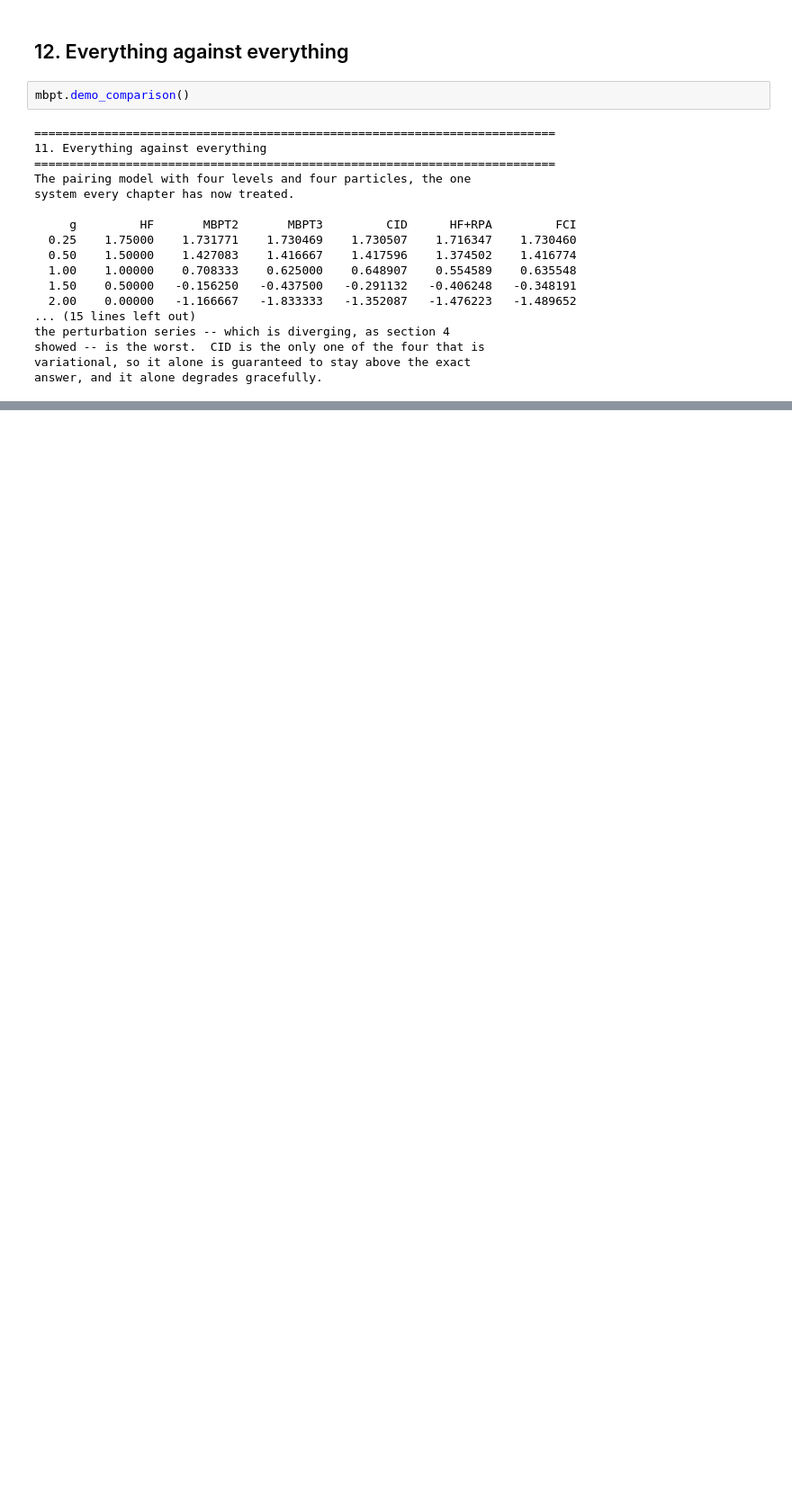
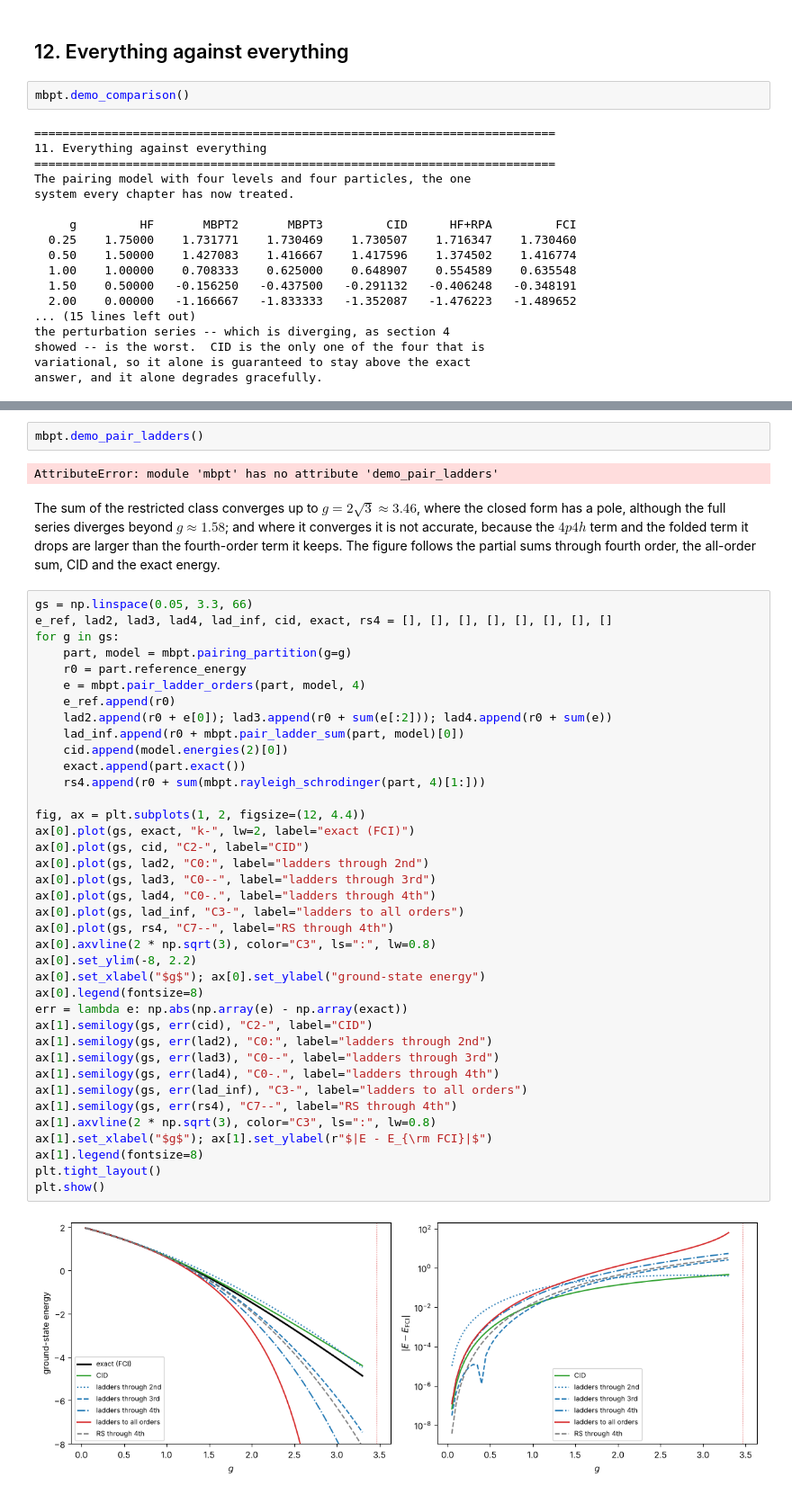
Before and after one commit to EducationalMaterialUiO/ManyBodyPhysicsUiO, a Jupyter notebook: doc/LectureNotes/_build/jupyter_execute/mbptheory.ipynb, the cells around one changed output, grey strips where cells are left out. Shown at 90% size. Saved outputs shown, nothing was run; the diff lists cells and outputs as text; blank space fills up the shorter version.

```diff
--- a/doc/LectureNotes/_build/jupyter_execute/mbptheory.ipynb
+++ b/doc/LectureNotes/_build/jupyter_execute/mbptheory.ipynb
@@ -518,3 +540,54 @@ answer, and it alone degrades gracefully.
+# %%
+mbpt.demo_pair_ladders()
+# %% [output]
+AttributeError: module 'mbpt' has no attribute 'demo_pair_ladders'
+# %% [markdown]
+The sum of the restricted class converges up to $g=2\sqrt3\approx3.46$, where
+the closed form has a pole, although the full series diverges beyond
+$g\approx1.58$; and where it converges it is not accurate, because the
+$4p4h$ term and the folded term it drops are larger than the fourth-order term
+it keeps.  The figure follows the partial sums through fourth order, the
+all-order sum, CID and the exact energy.
+# %%
+gs = np.linspace(0.05, 3.3, 66)
+e_ref, lad2, lad3, lad4, lad_inf, cid, exact, rs4 = [], [], [], [], [], [], [], []
+for g in gs:
+    part, model = mbpt.pairing_partition(g=g)
+    r0 = part.reference_energy
+    e = mbpt.pair_ladder_orders(part, model, 4)
+    e_ref.append(r0)
+    lad2.append(r0 + e[0]); lad3.append(r0 + sum(e[:2])); lad4.append(r0 + sum(e))
+    lad_inf.append(r0 + mbpt.pair_ladder_sum(part, model)[0])
+    cid.append(model.energies(2)[0])
+    exact.append(part.exact())
+    rs4.append(r0 + sum(mbpt.rayleigh_schrodinger(part, 4)[1:]))
+
+fig, ax = plt.subplots(1, 2, figsize=(12, 4.4))
+ax[0].plot(gs, exact, "k-", lw=2, label="exact (FCI)")
+ax[0].plot(gs, cid, "C2-", label="CID")
+ax[0].plot(gs, lad2, "C0:", label="ladders through 2nd")
+ax[0].plot(gs, lad3, "C0--", label="ladders through 3rd")
+ax[0].plot(gs, lad4, "C0-.", label="ladders through 4th")
+ax[0].plot(gs, lad_inf, "C3-", label="ladders to all orders")
+ax[0].plot(gs, rs4, "C7--", label="RS through 4th")
+ax[0].axvline(2 * np.sqrt(3), color="C3", ls=":", lw=0.8)
+ax[0].set_ylim(-8, 2.2)
+ax[0].set_xlabel("$g$"); ax[0].set_ylabel("ground-state energy")
+ax[0].legend(fontsize=8)
+err = lambda e: np.abs(np.array(e) - np.array(exact))
+ax[1].semilogy(gs, err(cid), "C2-", label="CID")
+ax[1].semilogy(gs, err(lad2), "C0:", label="ladders through 2nd")
+ax[1].semilogy(gs, err(lad3), "C0--", label="ladders through 3rd")
+ax[1].semilogy(gs, err(lad4), "C0-.", label="ladders through 4th")
+ax[1].semilogy(gs, err(lad_inf), "C3-", label="ladders to all orders")
+ax[1].semilogy(gs, err(rs4), "C7--", label="RS through 4th")
+ax[1].axvline(2 * np.sqrt(3), color="C3", ls=":", lw=0.8)
+ax[1].set_xlabel("$g$"); ax[1].set_ylabel(r"$|E - E_{\rm FCI}|$")
+ax[1].legend(fontsize=8)
+plt.tight_layout()
+plt.show()
+# %% [output]
+[figure, added]
 # %% [markdown]
 ## The full program
 
```
Also changed, not shown: parts of 7 cells of this notebook, 38 other files.
